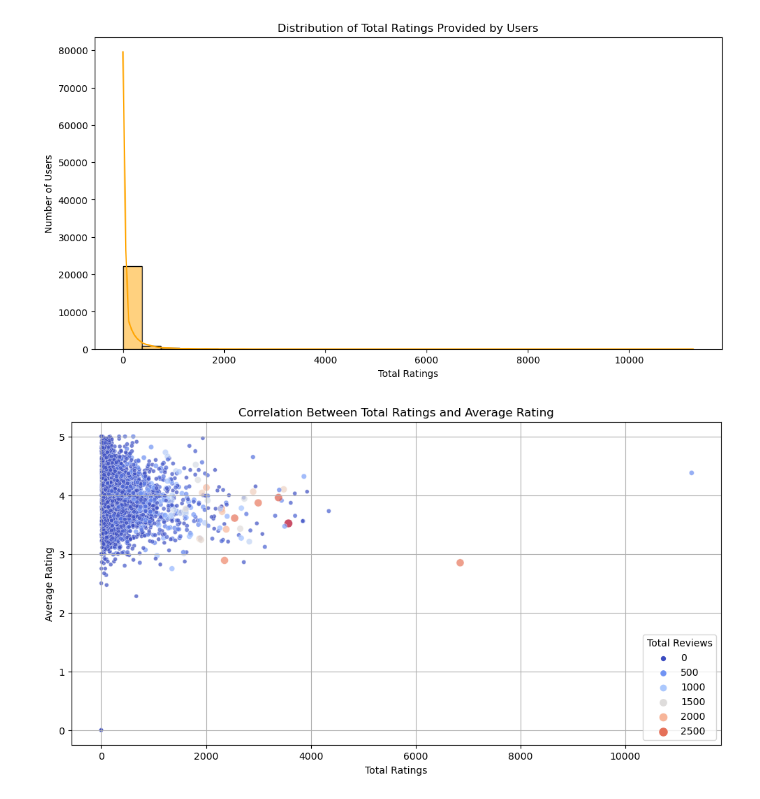
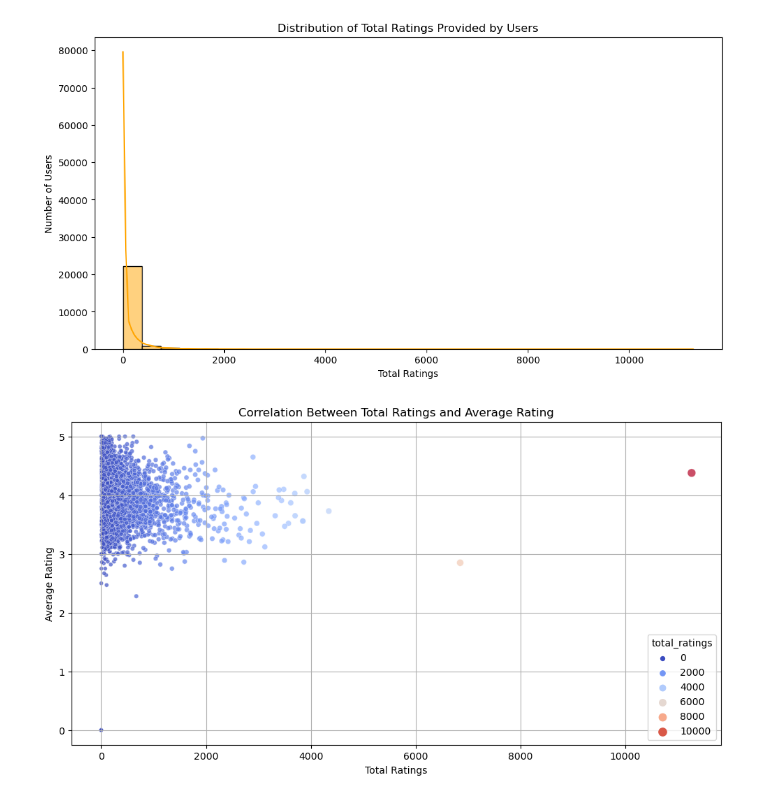
Before and after one commit to hwangisgone/book-rec-2, a Jupyter notebook: data-pipeline/eda1.ipynb, the cells around one changed output. Cells and saved outputs as stored; diff of their text form; code cells hidden in the pictures.

```diff
--- a/data-pipeline/eda1.ipynb
+++ b/data-pipeline/eda1.ipynb
@@ -425,16 +425,15 @@ plt.show()
 # %%
 # scatter plot of total ratings vs. average rating
 plt.figure(figsize=(12, 6))
-sns.scatterplot(data=users_df, x='total_ratings', y='avg_rating', alpha=0.7, hue='total_reviews', size='total_reviews', palette='coolwarm')
+sns.scatterplot(data=users_df, x='total_ratings', y='avg_rating', alpha=0.7, hue='total_ratings', size='total_ratings', palette='coolwarm')
 plt.title('Correlation Between Total Ratings and Average Rating')
 plt.xlabel('Total Ratings')
 plt.ylabel('Average Rating')
-plt.legend(title='Total Reviews')
 plt.grid(True)
 plt.show()
 # analyze whether users who give more ratings tend to rate higher or lower.
 # %% [output]
-[figure, old version]
+[figure, new version]
 # %%
 books_df.to_csv('./clean/new/cleaned_books_data.csv', index=False)
 books_genres_df.to_csv('./clean/new/cleaned_books_genres_data.csv', index=False)
```
Also changed, not shown: parts of 1 cell of this notebook, 2 other files.
